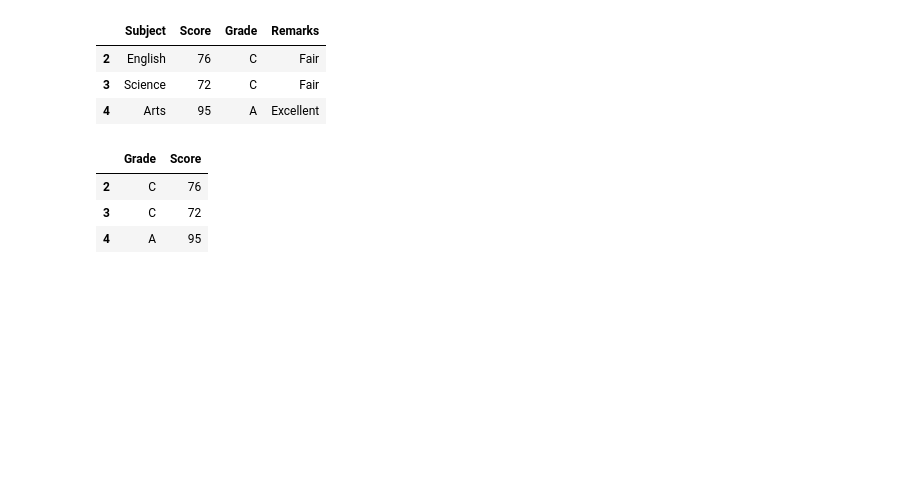
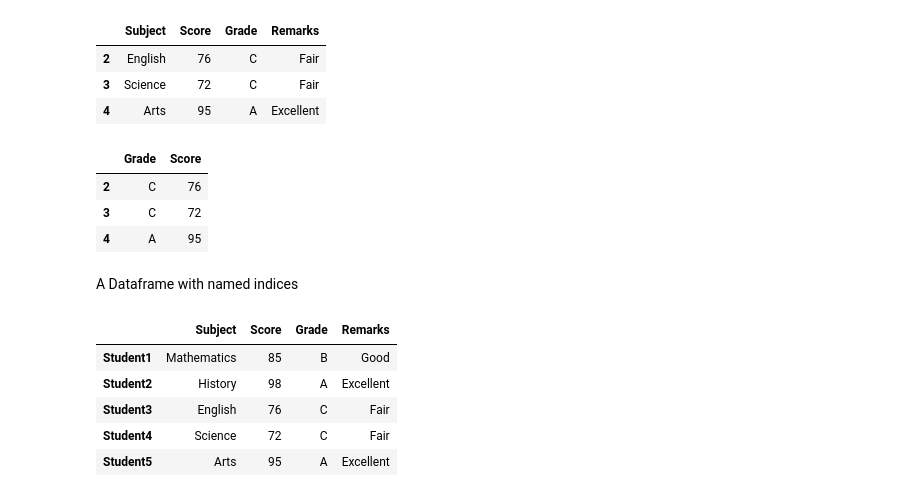
Before and after one commit to KennedyMungai/pandas_proper_intro, a Jupyter notebook: pandas.ipynb, the cells around one changed output. Drawn from its saved outputs; the diff is of its cells as text; code cells hidden in the pictures; blank space fills up the shorter version.

Commit message:
A dataframe with named indices

```diff
--- a/pandas.ipynb
+++ b/pandas.ipynb
@@ -659,3 +659,23 @@ my_df.loc[2:4, ["Grade", "Score"]]
 | 2 | C | 76 |
 | 3 | C | 72 |
 | 4 | A | 95 |
+# %% [markdown]
+<p>A Dataframe with named indices</p>
+# %%
+scores = [
+    {'Subject':'Mathematics', 'Score': 85 , 'Grade': 'B','Remarks': 'Good', },
+    {'Subject':'History', 'Score': 98 , 'Grade': 'A','Remarks':'Excellent'},
+    {'Subject':'English', 'Score': 76 , 'Grade': 'C','Remarks':'Fair'},
+    {'Subject':'Science', 'Score': 72 , 'Grade': 'C','Remarks':'Fair'},
+    {'Subject':'Arts', 'Score': 95 , 'Grade': 'A','Remarks':'Excellent'},
+]
+
+my_df = pd.DataFrame(scores, index=["Student1", "Student2","Student3", "Student4", "Student5"])
+my_df
+# %% [output]
+|  | Subject | Score | Grade | Remarks |
+| Student1 | Mathematics | 85 | B | Good |
+| Student2 | History | 98 | A | Excellent |
+| Student3 | English | 76 | C | Fair |
+| Student4 | Science | 72 | C | Fair |
+| Student5 | Arts | 95 | A | Excellent |
```
